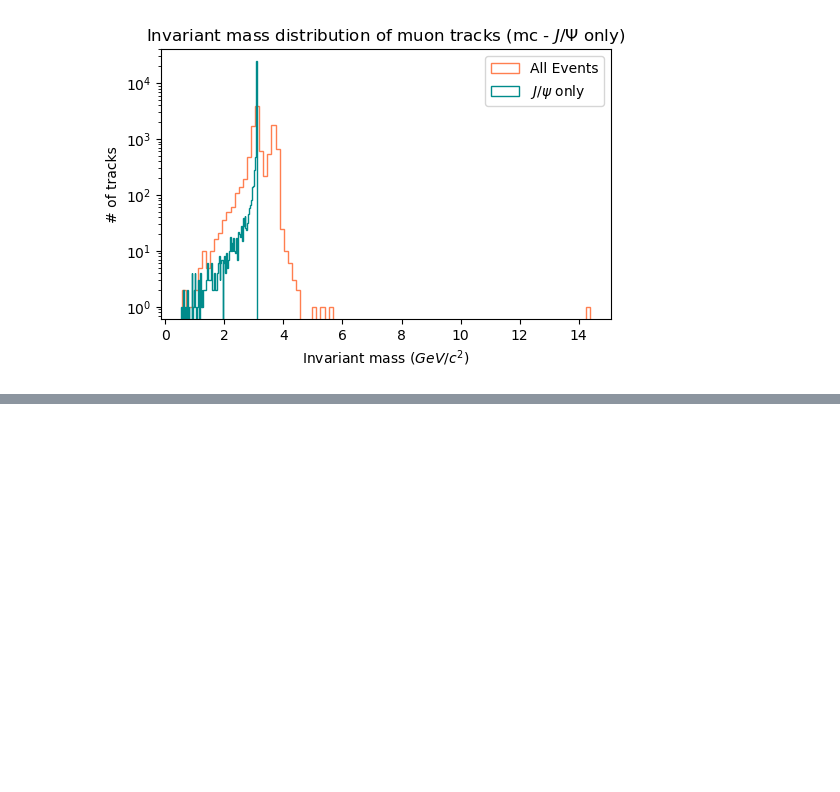
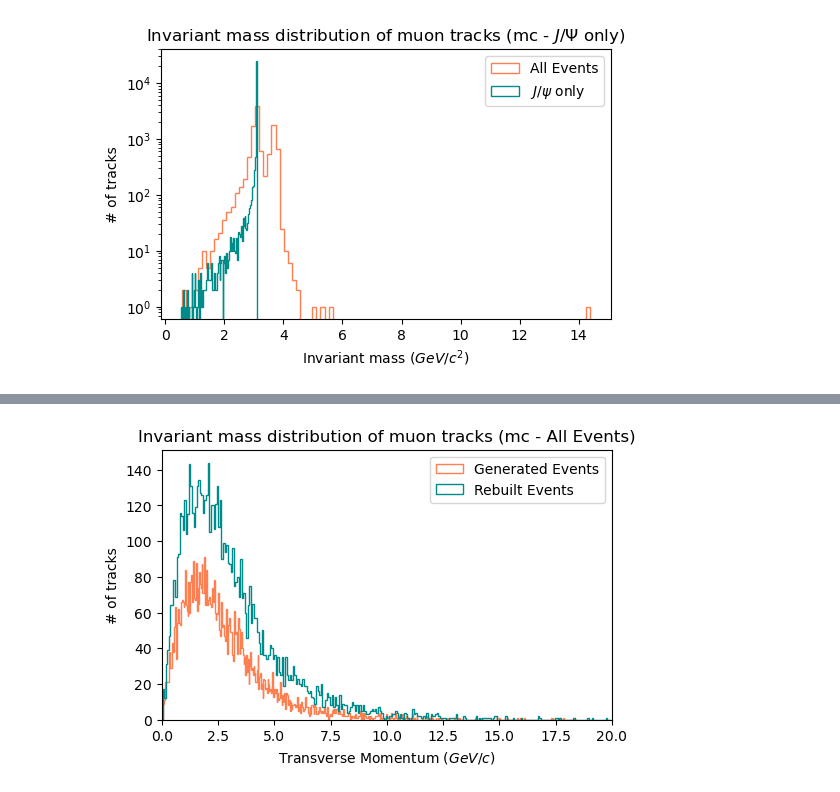
Before and after one commit to nantes-m2-rps-exp/qqbar2mumu-2022, a Jupyter notebook: notebooks/geometric_parameters.ipynb, the cells around one changed output, grey strips where cells are left out. Drawn from its saved outputs; the diff is of its cells as text; code cells hidden in the pictures; blank space fills up the shorter version.

```diff
--- a/notebooks/geometric_parameters.ipynb
+++ b/notebooks/geometric_parameters.ipynb
@@ -419,0 +399,90 @@ run291694.mc.root:   ROOT file Version 61600 (Compression: 1)
+# %%
+import uproot
+import awkward as ak
+import numpy as np
+import matplotlib
+import matplotlib.pyplot as plt
+import math
+import hist
+import vector
+
+def transverseMomentum_function(px:float, py:float):
+    """Returns the transverse Momentum of the 3-vector (px, py, pz) along the z-axis."""
+    return math.sqrt(px*px + py*py)
+
+!curl 'https://cernbox.cern.ch/remote.php/dav/public-files/nbPmKbcsJvZrjjx/291694/AnalysisResults.root' > run291694.mc.root
+!file *.root
+file = uproot.open("run291694.mc.root")
+
+events = file["eventsTree"]
+gen = file["genTree"]
+
+c = 299792458.
+
+m = events.arrays(["nMuons","Muon_Px","Muon_Py","Muon_Pz", "Muon_E", "Muon_Charge", "Muon_MCLabel"],how="zip",entry_stop=100000)
+g = gen.arrays(["nMuonsGen", "Muon_GenE", "Muon_GenPx", "Muon_GenPy", "Muon_GenPz", "Muon_GenLabel","Muon_GenMotherPDGCode"], how="zip", entry_stop=100000)
+charge = np.array([0,0])
+totalMomentum = np.array([0., 0., 0])
+transverseMomentum = np.array([], dtype=float)
+totalMomentum_norm = 0.
+energy = np.array([0.,0.])
+totalEnergy = 0.
+
+invariantMass_gen = np.array([], dtype=float)
+transverseMomentum_gen = np.array([], dtype=float)
+totalMomentum_gen = np.array([0., 0., 0])
+totalMomentum_norm_gen = 0.
+
+urand = 0.
+
+for event, eventGen in zip(m[m.nMuons==2], g[g.nMuonsGen==2]):
+    tracks = event["Muon"].to_list()
+    tracksGen = eventGen["Muon"].to_list()
+    i = 0
+    momentum_x = np.array([], dtype=float)
+    momentum_y = np.array([], dtype=float)
+    momentum_z = np.array([], dtype=float)
+
+    momentum_gen_x = np.array([], dtype=float)
+    momentum_gen_y = np.array([], dtype=float)
+    momentum_gen_z = np.array([], dtype=float)
+    energy = np.array([], dtype=float)
+    for t, u in zip(tracks, tracksGen):
+        energy = np.append(energy, t["E"])
+        momentum_x = np.append(momentum_x, t["Px"])
+        momentum_y = np.append(momentum_y, t["Py"])
+        momentum_z = np.append(momentum_z, t["Pz"])
+
+        momentum_gen_x = np.append(momentum_gen_x, u["GenPx"])
+        momentum_gen_y = np.append(momentum_gen_y, u["GenPy"])
+        momentum_gen_z = np.append(momentum_gen_z, u["GenPz"])
+
+        if (t["Charge"] == 1):
+            charge[i] = 1
+        elif (t["Charge"] == -1):
+            charge[i] = -1
+        i += 1
+
+    if (u["GenMotherPDGCode"] == 443):
+        totalMomentum_gen[0] = np.sum(momentum_gen_x)
+        totalMomentum_gen[1] = np.sum(momentum_gen_y)
+        totalMomentum_gen[2] = np.sum(momentum_gen_z)
+        transverseMomentum_gen = np.append(transverseMomentum_gen, transverseMomentum_function(totalMomentum_gen[0],totalMomentum_gen[1]))
+
+    if ((charge[0] != charge[1]) and (u["GenMotherPDGCode"] == 443)):
+        totalMomentum[0] = np.sum(momentum_x)
+        totalMomentum[1] = np.sum(momentum_y)
+        totalMomentum[2] = np.sum(momentum_z)
+        transverseMomentum = np.append(transverseMomentum, transverseMomentum_function(totalMomentum[0],totalMomentum[1]))
+
+
+fig = plt.figure(figsize=(5,3))
+axes = fig.add_axes([0.1,0.1,0.9,0.9])
+axes.set_title("Invariant mass distribution of muon tracks (mc - All Events)")
+axes.set_xlabel("Transverse Momentum ($GeV/c$)")
+axes.set_ylabel("# of tracks")
+axes.set_xlim([0., 20.])
+axes.hist(transverseMomentum_gen,bins=500,label="Generated Events",color='coral',histtype='step');
+axes.hist(transverseMomentum,bins=500,label="Rebuilt Events",color='darkcyan',histtype='step');
+axes.legend();
+# %% [output]
@@ -419,0 +495 @@ run291694.mc.root:   ROOT file Version 61600 (Compression: 1)
+[figure, added]
```
Also changed, not shown: parts of 6 cells of this notebook.
